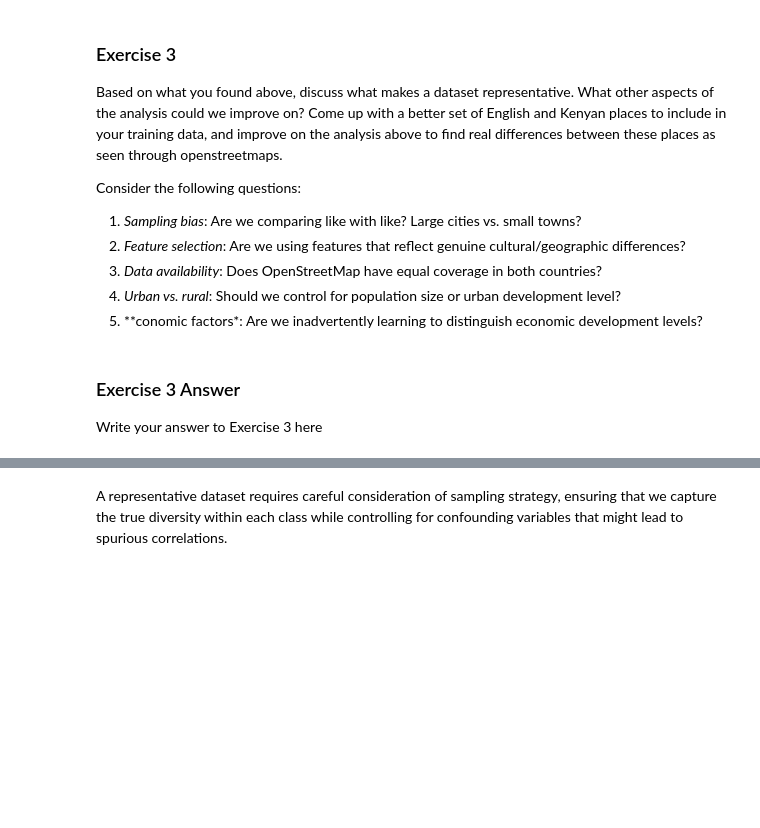
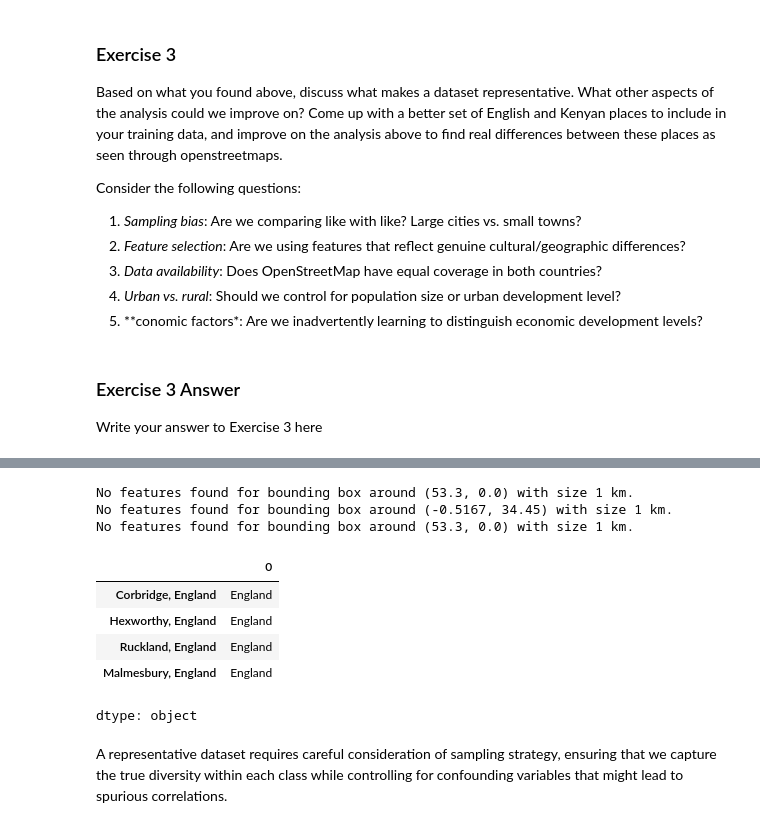
Before and after one commit to zachmonari/Data-Science, a Jupyter notebook: _notebooks/01-geospatial-practical.ipynb, the cells around one changed output, grey strips where cells are left out. Cells and saved outputs as stored; diff of their text form; code cells hidden in the pictures; blank space fills up the shorter version.

```diff
--- a/_notebooks/01-geospatial-practical.ipynb
+++ b/_notebooks/01-geospatial-practical.ipynb
@@ -686,21 +733,65 @@ Write your answer to Exercise 3 here
 # %%
-cities_england_new = {} # TODO
-cities_kenya_new = {} # TODO
-features_new = [] # TODO
+
+cities_kenya_new = {
+    "Nyeri, Kenya": {"latitude": -0.4371, "longitude": 36.9580},
+    "Nairobi, Kenya": {"latitude": -1.2921, "longitude": 36.8219},
+
+    # Added towns/cities
+    "Kericho, Kenya": {"latitude": -0.3677, "longitude": 35.2831},
+    "Kitale, Kenya": {"latitude": 1.0157, "longitude": 35.0061},
+    "Machakos, Kenya": {"latitude": -1.5167, "longitude": 37.2667},
+    "Embu, Kenya": {"latitude": -0.5330, "longitude": 37.4500},
+    "Nanyuki, Kenya": {"latitude": 0.0167, "longitude": 37.0728},
+    "Bungoma, Kenya": {"latitude": 0.5667, "longitude": 34.5667},
+    "Voi, Kenya": {"latitude": -3.3961, "longitude": 38.5561},
+    "Isiolo, Kenya": {"latitude": 0.3546, "longitude": 37.5822},
+    "Kilifi, Kenya": {"latitude": -3.6333, "longitude": 39.8500},
+    "Homa Bay, Kenya": {"latitude": -0.5167, "longitude": 34.4500}
+}
+
+cities_england_new = {
+   "Corbridge, England": {"latitude": 54.9740, "longitude": -2.0180},
+    "Hexworthy, England": {"latitude": 50.5400, "longitude": -3.8950},
+    "Ruckland, England": {"latitude": 53.3000, "longitude": 0.0000},
+    "Malmesbury, England": {"latitude": 51.5850, "longitude": -2.0980},
+    # Added towns/cities
+    "Shrewsbury, England": {"latitude": 52.7080, "longitude": -2.7540},
+    "Kendal, England": {"latitude": 54.3280, "longitude": -2.7460},
+    "Hereford, England": {"latitude": 52.0564, "longitude": -2.7160},
+    "Louth, England": {"latitude": 53.3667, "longitude": -0.0000},
+    "Totnes, England": {"latitude": 50.4312, "longitude": -3.6840},
+    "Alnwick, England": {"latitude": 55.4120, "longitude": -1.7050},
+    "Ripon, England": {"latitude": 54.1350, "longitude": -1.5200},
+    "Sudbury, England": {"latitude": 52.0380, "longitude": 0.7310},
+    "Marlborough, England": {"latitude": 51.4210, "longitude": -1.7310},
+    "Richmond, England": {"latitude": 54.4040, "longitude": -1.7360}
+}
+
+features_new = features # Using the same features for now
 
 df_test_3a = build_feature_dataframe(city_dicts=[ ("England", cities_england_3)], features=features,box_size_km=1)
 X_test_3a = df_test_3a.drop(columns="country").fillna(0)
-# y_test_3a = df_test_3a["country"]
+y_test_3a = df_test_3a["country"]
 
 df_new = build_feature_dataframe(city_dicts=[("Kenya", cities_kenya_new), ("England", cities_england_new)], features=features_new,box_size_km=1)
 X_new = df_new.drop(columns="country").fillna(0)
 y_new = df_new["country"]
 
 clf = LogisticRegression(max_iter=1000)
 clf.fit(X_new, y_new)
 
 y_pred_new = clf.predict(X_test_3a)
 pd.Series(y_pred_new, index=X_test_3a.index)
+# %% [output]
+No features found for bounding box around (53.3, 0.0) with size 1 km.
+No features found for bounding box around (-0.5167, 34.45) with size 1 km.
+No features found for bounding box around (53.3, 0.0) with size 1 km.
+|  | 0 |
+| Corbridge, England | England |
+| Hexworthy, England | England |
+| Ruckland, England | England |
+| Malmesbury, England | England |
+dtype: object
 # %% [markdown]
 A representative dataset requires careful consideration of sampling
 strategy, ensuring that we capture the true diversity within each class
```
Also changed, not shown: parts of 15 cells of this notebook.
